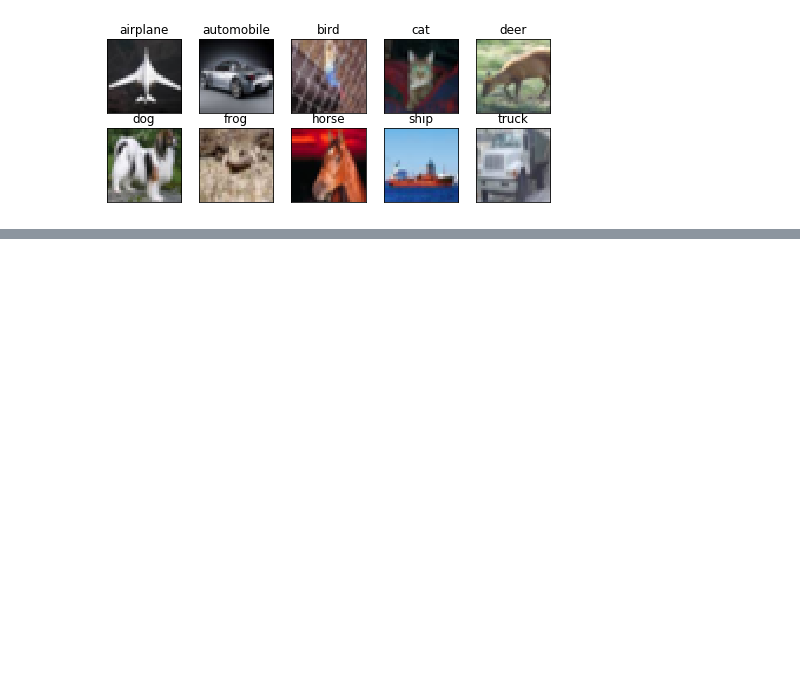
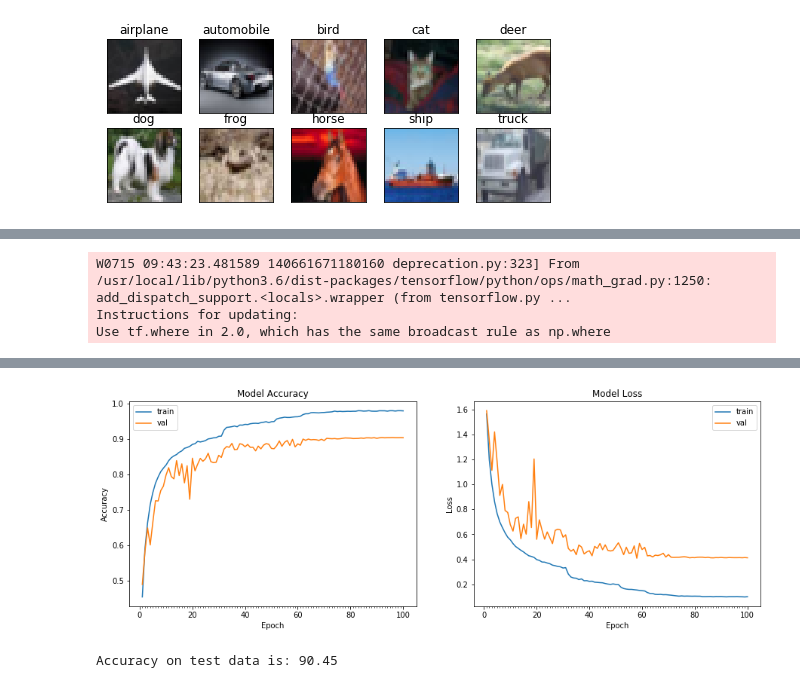
Before and after one commit to hardayal/EVA, a Jupyter notebook: Session_7/EVA_Assignment_7B.ipynb, the cells around one changed output, grey strips where cells are left out. Cells and saved outputs as stored; diff of their text form; code cells hidden in the pictures; blank space fills up the shorter version.

```diff
--- a/Session_7/EVA_Assignment_7B.ipynb
+++ b/Session_7/EVA_Assignment_7B.ipynb
@@ -274,0 +229,78 @@ Accuracy on test data is: 73.77
+# %%
+def lr_schedule(epoch):
+    lrate = 0.001
+    if epoch > 30:
+      lrate = 0.0005
+    if epoch > 50:
+      lrate = 0.0003
+    if epoch > 60:
+      lrate = 0.0001
+    if epoch > 70:
+      lrate = 0.00001
+    if epoch > 90:
+      lrate = 0.000001
+    if epoch > 100:
+      lrate = 0.0000001
+    return lrate
+# %%
+from keras.preprocessing.image import ImageDataGenerator
+from keras.callbacks import ModelCheckpoint
+from keras.callbacks import EarlyStopping
+from keras.callbacks import LearningRateScheduler, ReduceLROnPlateau
+
+data_augmentation = True
+
+if not data_augmentation:
+  datagen = ImageDataGenerator(zoom_range=0.0, horizontal_flip=False)
+else:
+  datagen = ImageDataGenerator(
+            featurewise_center=False,  # set input mean to 0 over the dataset
+            samplewise_center=False,  # set each sample mean to 0
+            featurewise_std_normalization=False,  # divide inputs by std of the dataset
+            samplewise_std_normalization=False,  # divide each input by its std
+            rotation_range=15,
+            zoom_range = 0.05,
+            width_shift_range=0.2,
+            height_shift_range=0.2,
+            horizontal_flip=True,
+            vertical_flip=False,
+            zca_whitening=False)
+#datagen = ImageDataGenerator( rotation_range=90,
+#                 width_shift_range=0.1, height_shift_range=0.1,
+#                 horizontal_flip=True)
+#datagen = ImageDataGenerator(
+#        featurewise_center=False,  # set input mean to 0 over the dataset
+#        samplewise_center=False,  # set each sample mean to 0
+#        featurewise_std_normalization=False,  # divide inputs by std of the dataset
+#        samplewise_std_normalization=False,  # divide each input by its std
+#        zca_whitening = False ,   # apply ZCA whitening
+#        rotation_range=10,  # randomly rotate images in the range (degrees, 0 to 180)
+#        width_shift_range=0.2,  # randomly shift images horizontally (fraction of total width)
+#        height_shift_range=0.2,  # randomly shift images vertically (fraction of total height)
+#        horizontal_flip=True,  # randomly flip images
+#        vertical_flip=False)
+
+checkpointer = ModelCheckpoint(filepath='EVA_Assignment_7B.h5', verbose = 1, save_best_only=True, monitor='val_acc', mode='max')
+#reduce_lr = ReduceLROnPlateau(monitor='val_loss', factor=0.2, patience=5, verbose=0, mode='auto', min_delta=0.0001, cooldown=0, min_lr=0)
+
+reduce_lr = LearningRateScheduler(lr_schedule)
+
+
+# train the model
+start = time.time()
+# Train the model
+model_info = model.fit_generator(datagen.flow(train_features, train_labels, batch_size = 256),
+                                 samples_per_epoch = train_features.shape[0], nb_epoch = 100,
+                                 validation_data = (test_features, test_labels), verbose=1, callbacks=[checkpointer, reduce_lr])
+end = time.time()
+print ("Model took %0.2f seconds to train"%(end - start))
+# plot model history
+plot_model_history(model_info)
+# compute test accuracy
+# Load the weights with the best validation accuracy:
+model.load_weights('EVA_Assignment_7B.h5')
+print ("Accuracy on test data is: %0.2f"%accuracy(test_features, test_labels, model))
+# %% [output]
+W0715 09:43:23.481589 140661671180160 deprecation.py:323] From /usr/local/lib/python3.6/dist-packages/tensorflow/python/ops/math_grad.py:1250: add_dispatch_support.<locals>.wrapper (from tensorflow.py ...
+Instructions for updating:
+Use tf.where in 2.0, which has the same broadcast rule as np.where
@@ -274,0 +324,2 @@ Accuracy on test data is: 73.77
+[figure, added]
+Accuracy on test data is: 90.45
```
Also changed, not shown: parts of 7 cells of this notebook.
